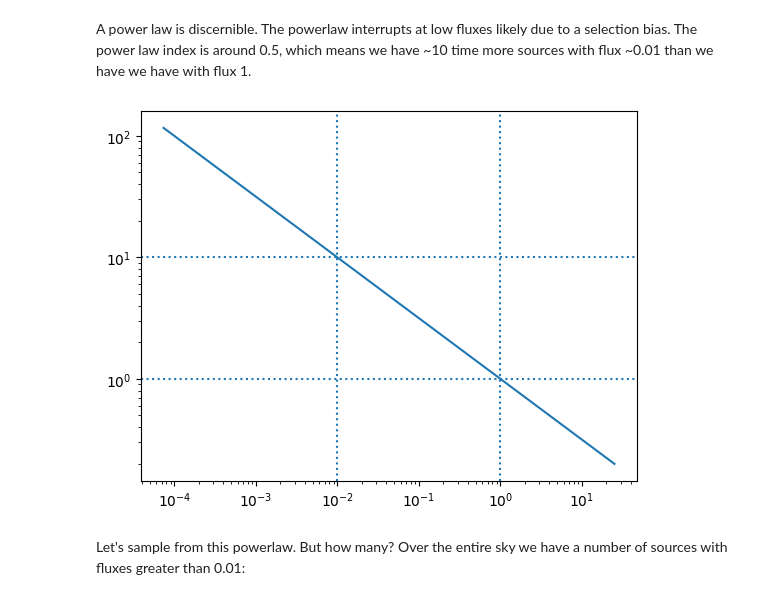
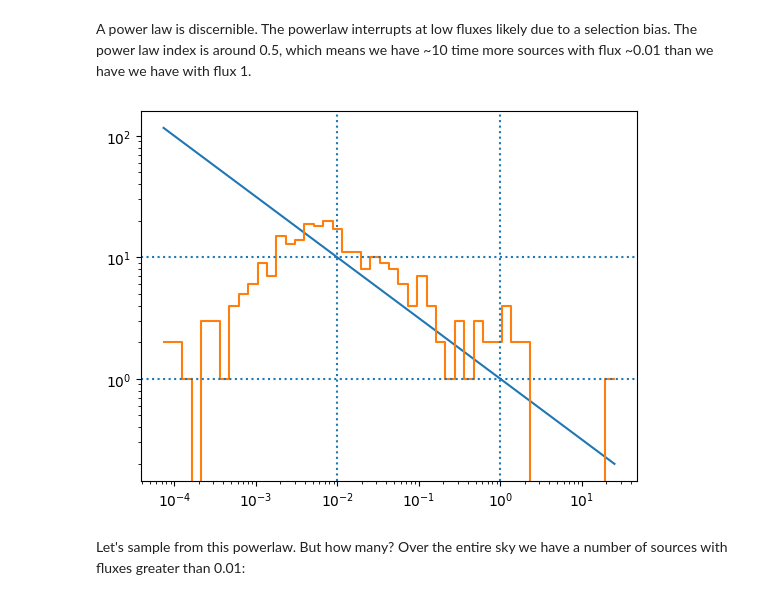
Before and after one commit to peppedilillo/masks, a Jupyter notebook: notebooks/16_catalog_gen.ipynb, the cells around one changed output. Drawn from its saved outputs; the diff is of its cells as text; code cells hidden in the pictures.

```diff
--- a/notebooks/16_catalog_gen.ipynb
+++ b/notebooks/16_catalog_gen.ipynb
@@ -25,16 +25,18 @@ A power law is discernible. The powerlaw interrupts at low fluxes likely due to
 # %%
 def p(x):
     return 1 / x ** .5
 
 plt.plot(logbins[:-1], p(logbins[:-1]))
+plt.step(logbins[:-1], counts)
+
 plt.axvline(.01, ls=":")
 plt.axhline(10, ls=":")
 plt.axvline(1, ls=":")
 plt.axhline(1, ls=":")
 plt.loglog()
 plt.show()
 # %% [output]
-[figure, old version]
+[figure, new version]
 # %%
 def inversion_sampling(
     size: int,
```
